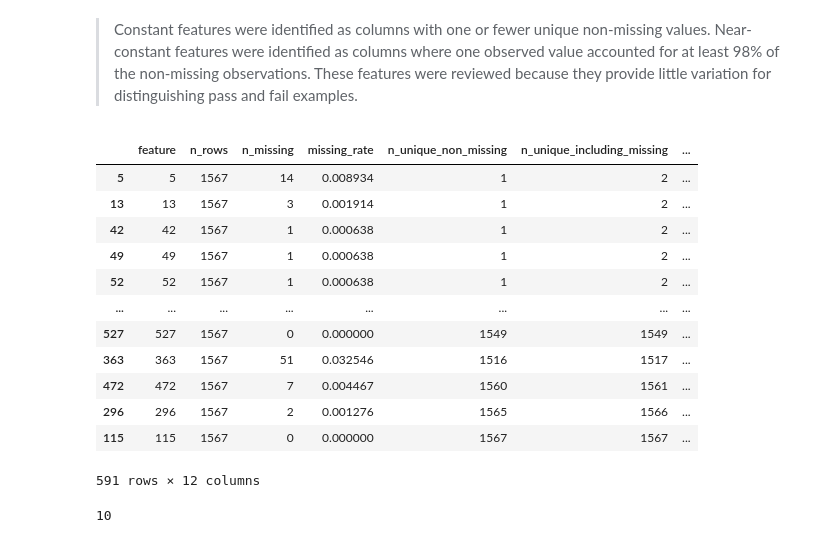
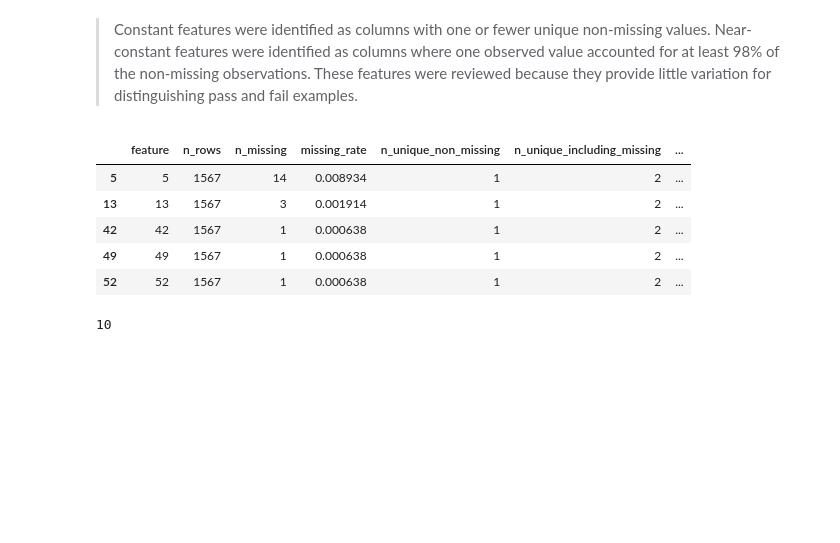
Before and after one commit to DRPproton/semiconductor-projects-tda, a Jupyter notebook: Project-1_SECOM/notebooks/notebook.ipynb, the cells around one changed output. Saved outputs shown, nothing was run; the diff lists cells and outputs as text; code cells hidden in the pictures; blank space fills up the shorter version.

```diff
--- a/Project-1_SECOM/notebooks/notebook.ipynb
+++ b/Project-1_SECOM/notebooks/notebook.ipynb
@@ -202,21 +206,14 @@ def constant_near_constant_report(
 # %%
 report = constant_near_constant_report(df.drop(columns=["Label"]), near_constant_threshold=0.98)
 # %%
-report
+report.head()
 # %% [output]
 |  | feature | n_rows | n_missing | missing_rate | n_unique_non_missing | n_unique_including_missing | ... |
 | 5 | 5 | 1567 | 14 | 0.008934 | 1 | 2 | ... |
 | 13 | 13 | 1567 | 3 | 0.001914 | 1 | 2 | ... |
 | 42 | 42 | 1567 | 1 | 0.000638 | 1 | 2 | ... |
 | 49 | 49 | 1567 | 1 | 0.000638 | 1 | 2 | ... |
 | 52 | 52 | 1567 | 1 | 0.000638 | 1 | 2 | ... |
-| ... | ... | ... | ... | ... | ... | ... | ... |
-| 527 | 527 | 1567 | 0 | 0.000000 | 1549 | 1549 | ... |
-| 363 | 363 | 1567 | 51 | 0.032546 | 1516 | 1517 | ... |
-| 472 | 472 | 1567 | 7 | 0.004467 | 1560 | 1561 | ... |
-| 296 | 296 | 1567 | 2 | 0.001276 | 1565 | 1566 | ... |
-| 115 | 115 | 1567 | 0 | 0.000000 | 1567 | 1567 | ... |
-591 rows × 12 columns
 # %%
 constant_features = report.loc[report["is_constant"], "feature"].tolist()
 near_constant_features = report.loc[report["is_near_constant"], "feature"].tolist()
```
Also changed, not shown: parts of 12 cells of this notebook, 2 other files.
